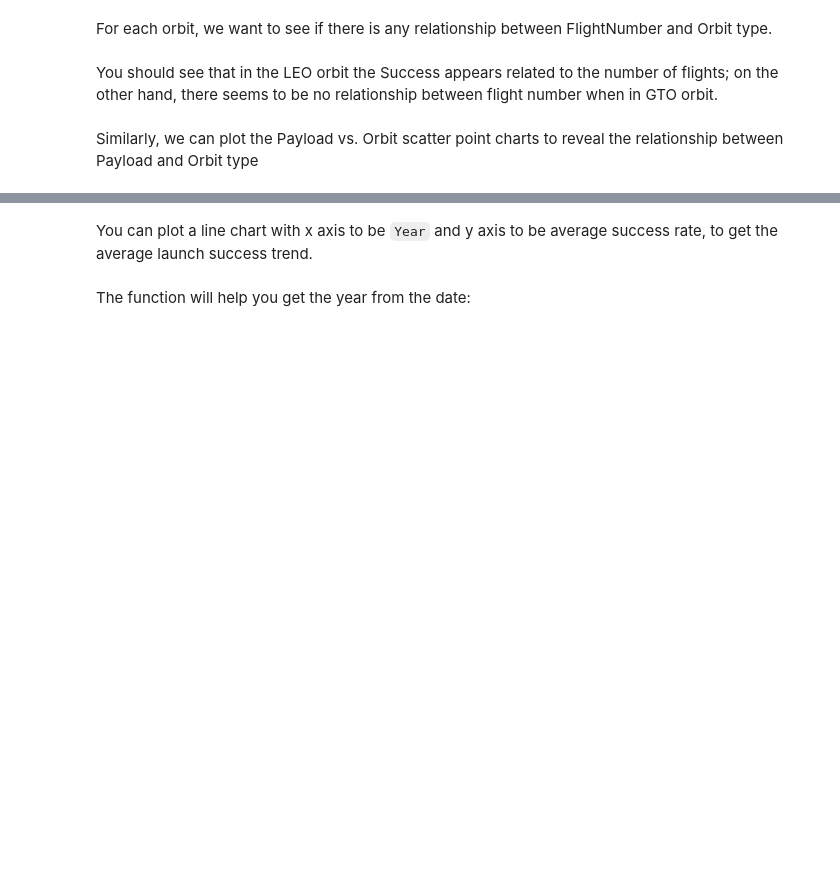
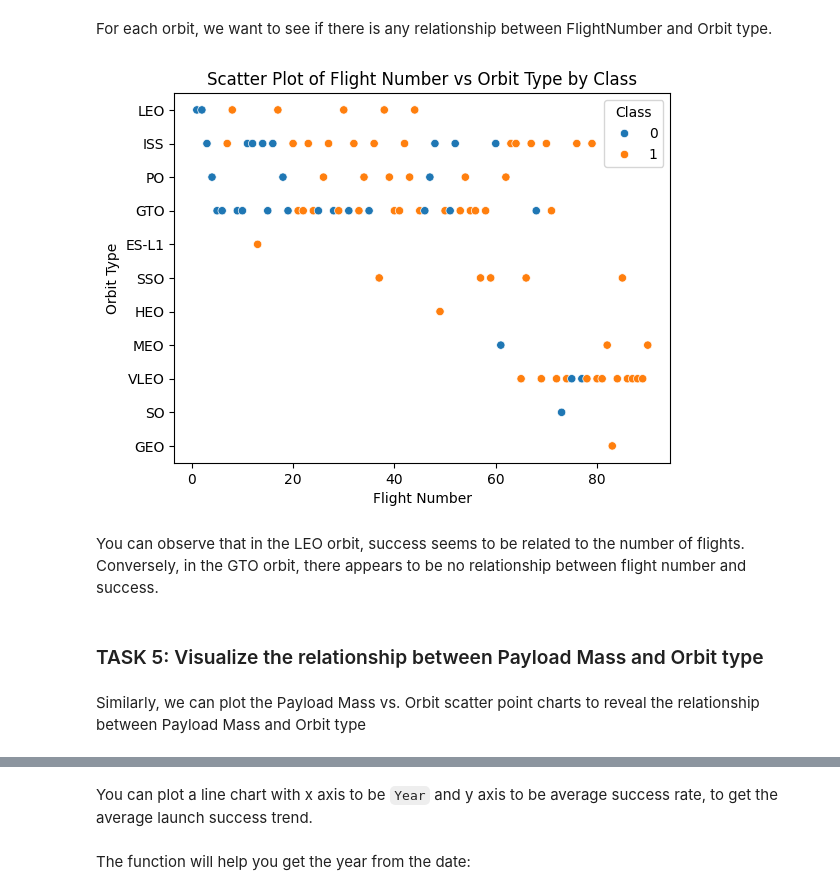
Before and after one commit to svsureshkumar1985/IBMDastascience-Projects, a Jupyter notebook: edadataviz.ipynb, the cells around one changed output, grey strips where cells are left out. Drawn from its saved outputs; the diff is of its cells as text; code cells hidden in the pictures; blank space fills up the shorter version.

```diff
--- a/edadataviz.ipynb
+++ b/edadataviz.ipynb
@@ -135,5 +140,17 @@ Analyze the ploted bar chart try to find which orbits have high sucess rate.
 For each orbit, we want to see if there is any relationship between FlightNumber and Orbit type.
 # %%
 # Plot a scatter point chart with x axis to be FlightNumber and y axis to be the Orbit, and hue to be the class value
+# Create a scatter plot
+sns.scatterplot(x='FlightNumber', y='Orbit', hue='Class', data=df)
+
+# Set the labels and title
+plt.xlabel('Flight Number')
+plt.ylabel('Orbit Type')
+plt.title('Scatter Plot of Flight Number vs Orbit Type by Class')
+
+# Show the plot
+plt.show()
+# %% [output]
+[figure, added]
 # %% [markdown]
-You should see that in the LEO orbit the Success appears related to the number of flights; on the other hand, there seems to be no relationship between flight number when in GTO orbit.
+You can observe that in the LEO orbit, success seems to be related to the number of flights. Conversely, in the GTO orbit, there appears to be no relationship between flight number and success.
@@ -142,3 +157,5 @@ You should see that in the LEO orbit the Success appears related to the number o
+# %% [markdown]
+### TASK  5: Visualize the relationship between Payload Mass and Orbit type
 # %% [markdown]
-Similarly, we can plot the Payload vs. Orbit scatter point charts to reveal the relationship between Payload and Orbit type
+Similarly, we can plot the Payload Mass vs. Orbit scatter point charts to reveal the relationship between Payload Mass and Orbit type
 # %%
```
Also changed, not shown: parts of 37 cells of this notebook, 1 other file.
